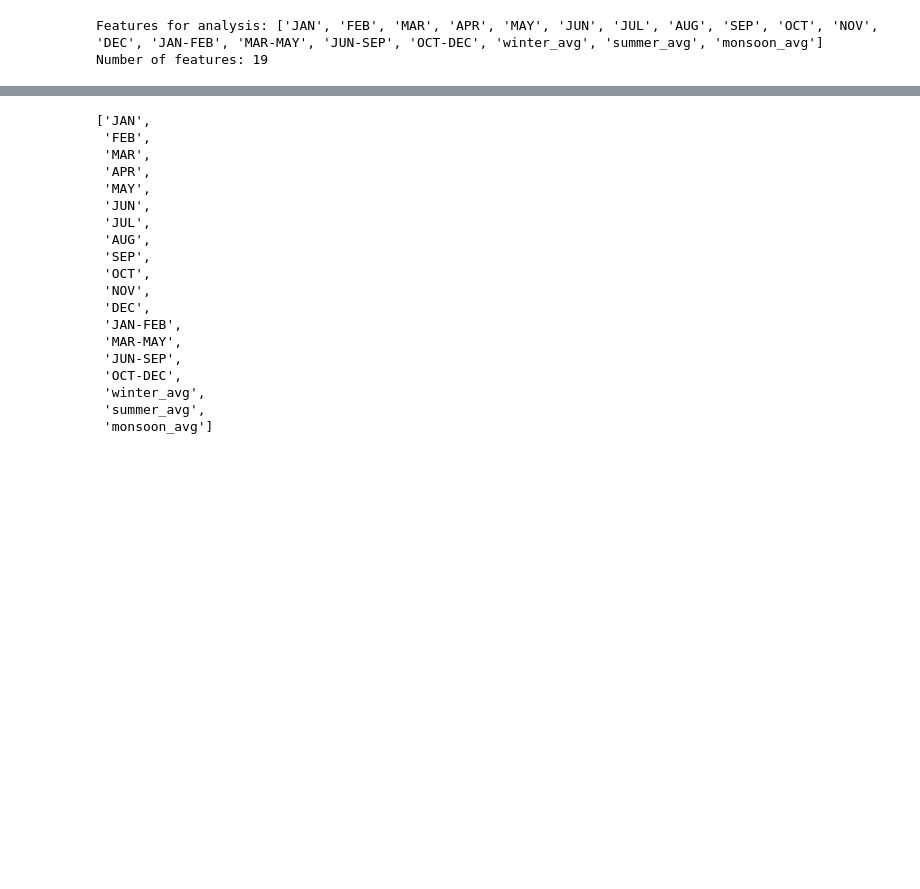
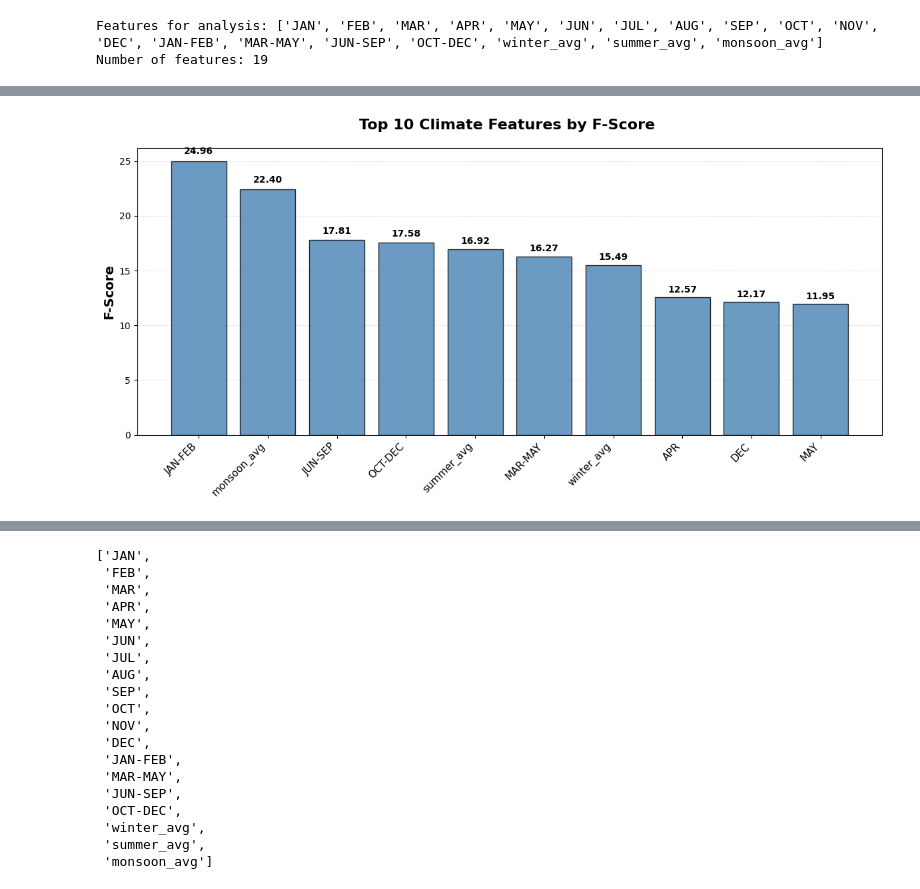
Before and after one commit to sandeepa-ukr/AI-Based-Crop-Predection, a Jupyter notebook: crop.ipynb, the cells around one changed output, grey strips where cells are left out. Cells and saved outputs as stored; diff of their text form; code cells hidden in the pictures; blank space fills up the shorter version.

```diff
--- a/crop.ipynb
+++ b/crop.ipynb
@@ -341,0 +528,99 @@ Number of features: 19
+# %%
+import pandas as pd
+import numpy as np
+import matplotlib.pyplot as plt
+from sklearn.preprocessing import StandardScaler
+from sklearn.feature_selection import f_regression
+from sklearn.decomposition import PCA
+
+# ===================== F-SCORE ANALYSIS ON CLIMATE DATA ONLY =====================
+
+# Assuming 'climate_reduced' is your climate dataset
+print("=== F-Score Analysis on Climate Data Only ===")
+
+
+# Copy climate data
+climate_data = climate_reduced.copy()
+climate_features = climate_data.drop(
+    columns=['Year', 'ANNUAL'],
+    errors='ignore'
+)
+
+
+# Keep only numeric columns
+numeric_cols = climate_features.select_dtypes(include=[np.number]).columns
+climate_features = climate_features[numeric_cols]
+
+print(f"Climate data shape: {climate_features.shape}")
+print(f"Features: {climate_features.columns.tolist()}")
+
+# Handle missing values
+climate_features = climate_features.fillna(climate_features.mean())
+
+# Standardize
+scaler = StandardScaler()
+X_scaled = scaler.fit_transform(climate_features)
+X_scaled_df = pd.DataFrame(X_scaled, columns=climate_features.columns)
+
+# ===================== F-SCORE USING PCA COMPONENTS =====================
+
+# Use PCA to create pseudo-targets
+n_components = min(5, X_scaled.shape[1])  # Use 5 PCA components
+pca = PCA(n_components=n_components)
+pca_scores = pca.fit_transform(X_scaled)
+
+# Calculate F-scores for each feature against each PCA component
+all_f_scores = []
+
+for i in range(n_components):
+    # F-test between features and PCA component
+    f_scores, p_values = f_regression(X_scaled, pca_scores[:, i])
+    all_f_scores.append(f_scores)
+
+# Calculate average F-score across all PCA components
+avg_f_scores = np.mean(all_f_scores, axis=0)
+
+# Create final F-score DataFrame
+f_score_df = pd.DataFrame({
+    'Feature': climate_features.columns,
+    'F_Score': avg_f_scores
+}).sort_values('F_Score', ascending=False)
+
+print("\n=== F-Score Results ===")
+print(f_score_df.head(10))
+
+# ===================== F-SCORE BAR CHART =====================
+
+# Plot F-scores
+plt.figure(figsize=(12, 6))
+bars = plt.bar(f_score_df['Feature'].head(10), f_score_df['F_Score'].head(10),
+               color='steelblue', alpha=0.8, edgecolor='black')
+
+# Customize the plot
+# plt.xlabel("Climate Features", fontsize=14, fontweight='bold')
+plt.ylabel("F-Score", fontsize=14, fontweight='bold')
+plt.title("Top 10 Climate Features by F-Score ",
+          fontsize=16, fontweight='bold', pad=20)
+
+# Rotate x-axis labels for better readability
+plt.xticks(rotation=45, ha='right', fontsize=11)
+
+# Add value labels on top of bars
+for bar in bars:
+    height = bar.get_height()
+    plt.text(bar.get_x() + bar.get_width()/2., height + height*0.02,
+             f'{height:.2f}', ha='center', va='bottom', fontsize=10, fontweight='bold')
+
+# Add grid
+plt.grid(axis='y', alpha=0.3, linestyle='--')
+plt.gca().set_axisbelow(True)
+
+# Adjust layout
+plt.tight_layout()
+plt.show()
+
+# Print feature details
+print("\n=== Detailed F-Score Analysis ===")
+for i, row in f_score_df.head(10).iterrows():
+    print(f"{row['Feature']:25s}: F-Score = {row['F_Score']:.4f}")
+# %% [output]
@@ -341,0 +643 @@ Number of features: 19
+[figure, added]
```
Also changed, not shown: parts of 27 cells of this notebook.
